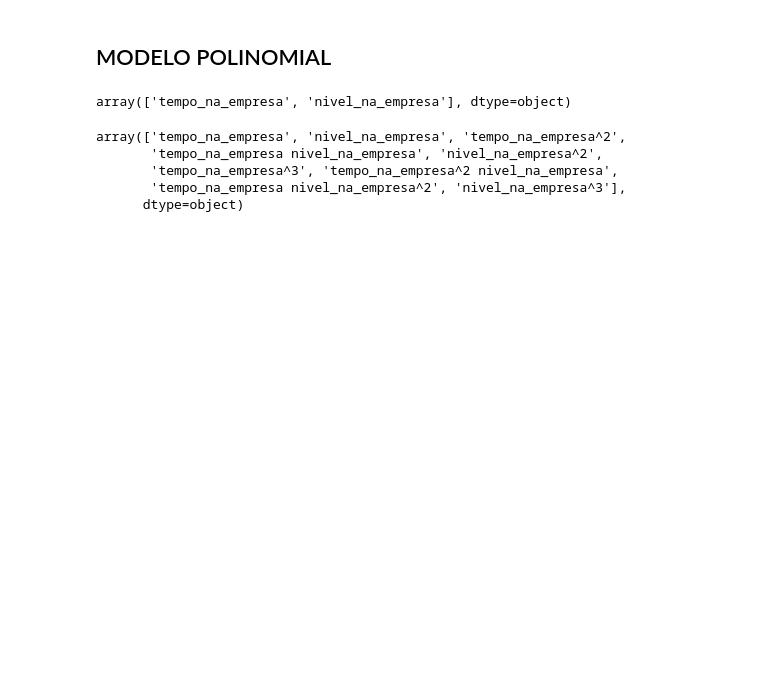
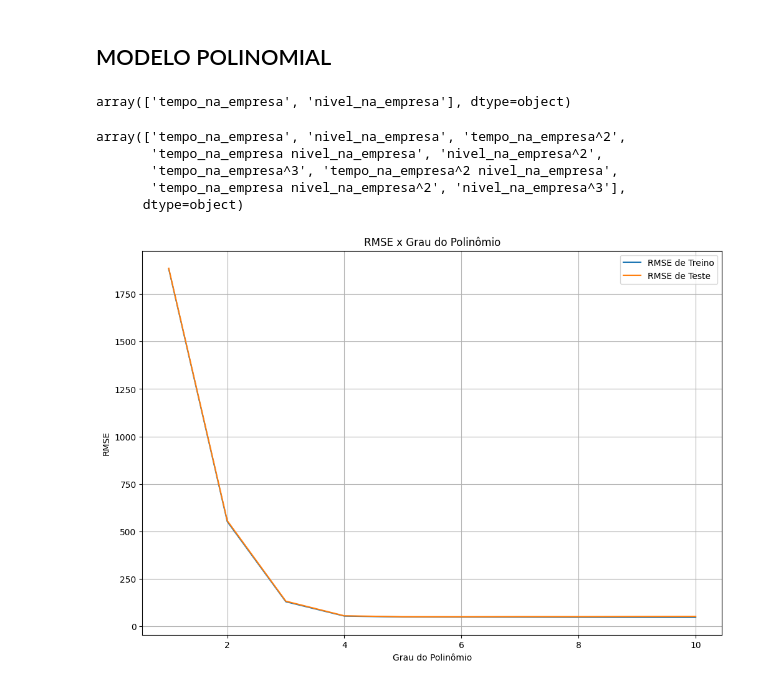
Before and after one commit to danieuuul/ia_polynomial_regression, a Jupyter notebook: modelo_salario.ipynb, the cells around one changed output. Drawn from its saved outputs; the diff is of its cells as text; code cells hidden in the pictures; blank space fills up the shorter version.

```diff
--- a/modelo_salario.ipynb
+++ b/modelo_salario.ipynb
@@ -452,3 +452,16 @@ for grau in graus_polynomial:
     rmse_test_means.append(rmse_fold_teste_mean)
     rmse_diferenca_percentual_means.append(rmse_diferenca_percentual)
     r2score_teste_means.append(r2score_fold_test_mean)
+# %%
+# Comparar RMSE de cada grau
+
+plt.figure(figsize=(12,8))
+plt.plot(graus_polynomial, rmse_train_means, label='RMSE de Treino')
+plt.plot(graus_polynomial, rmse_test_means, label='RMSE de Teste')
+plt.xlabel('Grau do Polinômio')
+plt.ylabel('RMSE')
+plt.title("RMSE x Grau do Polinômio")
+plt.legend()
+plt.grid(True)
+# %% [output]
+[figure, added]
```
Also changed, not shown: parts of 17 cells of this notebook, 3 other files.
